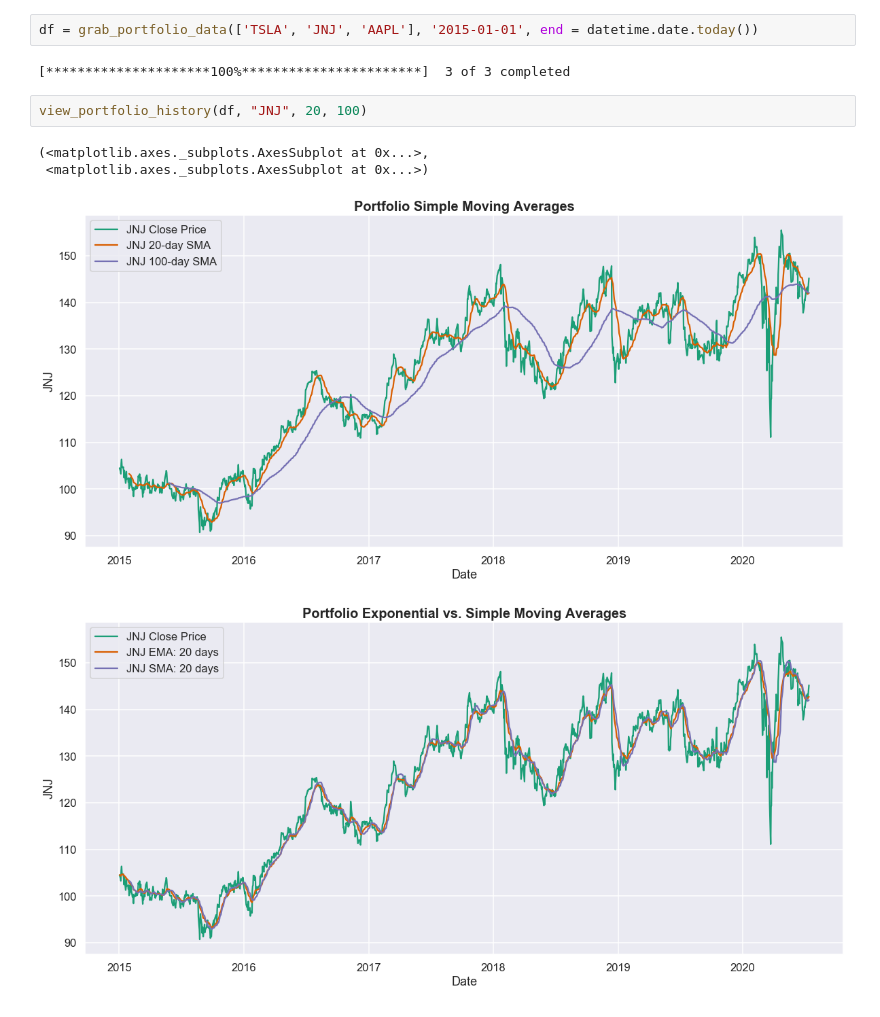
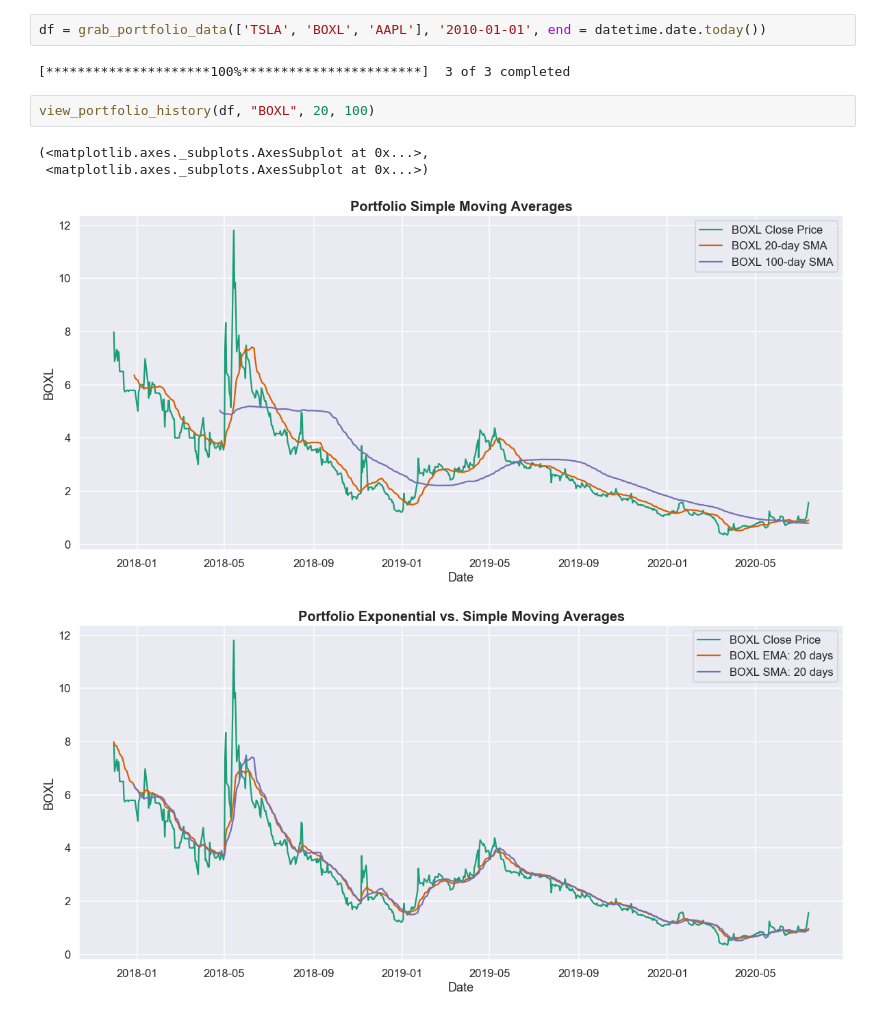
Before and after one commit to andrewcole33/moving_avg_trading, a Jupyter notebook: ema_strategy_functions.ipynb, the cells around one changed output. Drawn from its saved outputs; the diff is of its cells as text.

```diff
--- a/ema_strategy_functions.ipynb
+++ b/ema_strategy_functions.ipynb
@@ -12,13 +12,13 @@ import numpy as np
 The autoreload extension is already loaded. To reload it, use:
   %reload_ext autoreload
 # %%
-df = grab_portfolio_data(['TSLA', 'JNJ', 'AAPL'], '2015-01-01', end = datetime.date.today())
+df = grab_portfolio_data(['TSLA', 'BOXL', 'AAPL'], '2010-01-01', end = datetime.date.today())
 # %% [output]
 [*********************100%***********************]  3 of 3 completed
 # %%
-view_portfolio_history(df, "JNJ", 20, 100)
+view_portfolio_history(df, "BOXL", 20, 100)
 # %% [output]
 (<matplotlib.axes._subplots.AxesSubplot at 0x...>,
  <matplotlib.axes._subplots.AxesSubplot at 0x...>)
-[figure, old version]
+[figure, new version]
-[figure, old version]
+[figure, new version]
```
Also changed, not shown: 1 other file.
